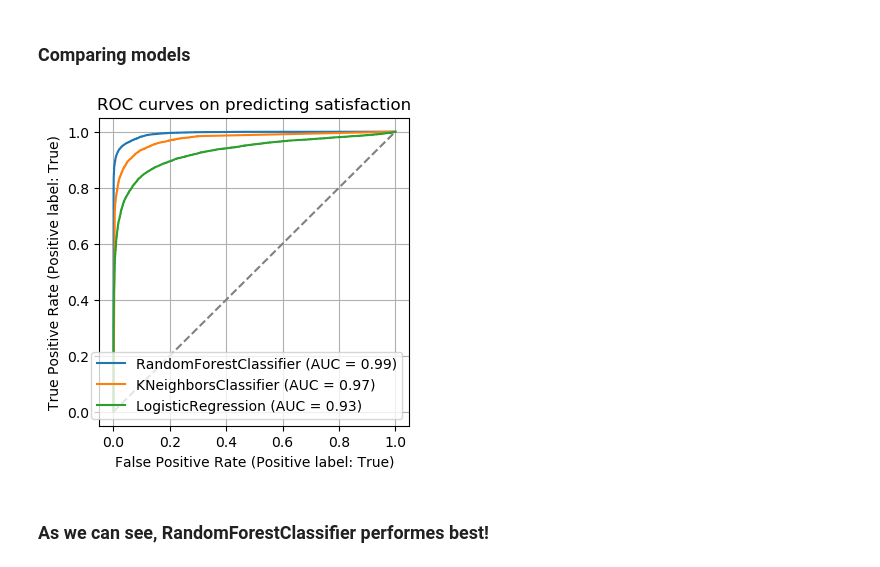
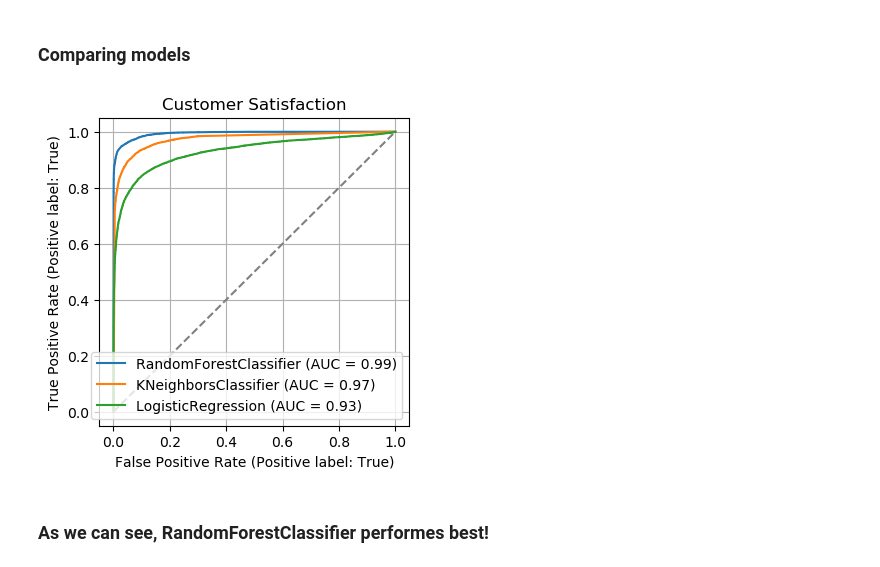
Before and after one commit to lukwies/Airline-Passenger-Satisfaction, a Jupyter notebook: notebooks/predict_satisfaction.ipynb, the cells around one changed output. Drawn from its saved outputs; the diff is of its cells as text; code cells hidden in the pictures.

```diff
--- a/notebooks/predict_satisfaction.ipynb
+++ b/notebooks/predict_satisfaction.ipynb
@@ -304,19 +311,19 @@ weighted avg       0.92      0.92      0.92     32372
 # %%
 from sklearn.metrics import plot_roc_curve
 import warnings
 warnings.simplefilter(action='ignore', category=FutureWarning)
 
 fig,ax = plt.subplots(figsize=(4,4))
 plot_roc_curve(randForest, X_test, y_test, ax=ax)
 plot_roc_curve(knn, X_test, y_test, ax=ax)
 plot_roc_curve(logReg, X_test, y_test, ax=ax)
 plt.plot([0,1], [0,1], linestyle='dashed', color='grey')
 ax.grid()
-ax.set_title('ROC curves on predicting satisfaction')
+ax.set_title('Customer Satisfaction')
 
 plt.savefig('../plots/roc_curves_satisfaction.png', dpi=300)
 plt.show()
 # %% [output]
-[figure, old version]
+[figure, new version]
 # %% [markdown]
 ### As we can see, RandomForestClassifier performes best!
```
Also changed, not shown: parts of 3 cells of this notebook.
